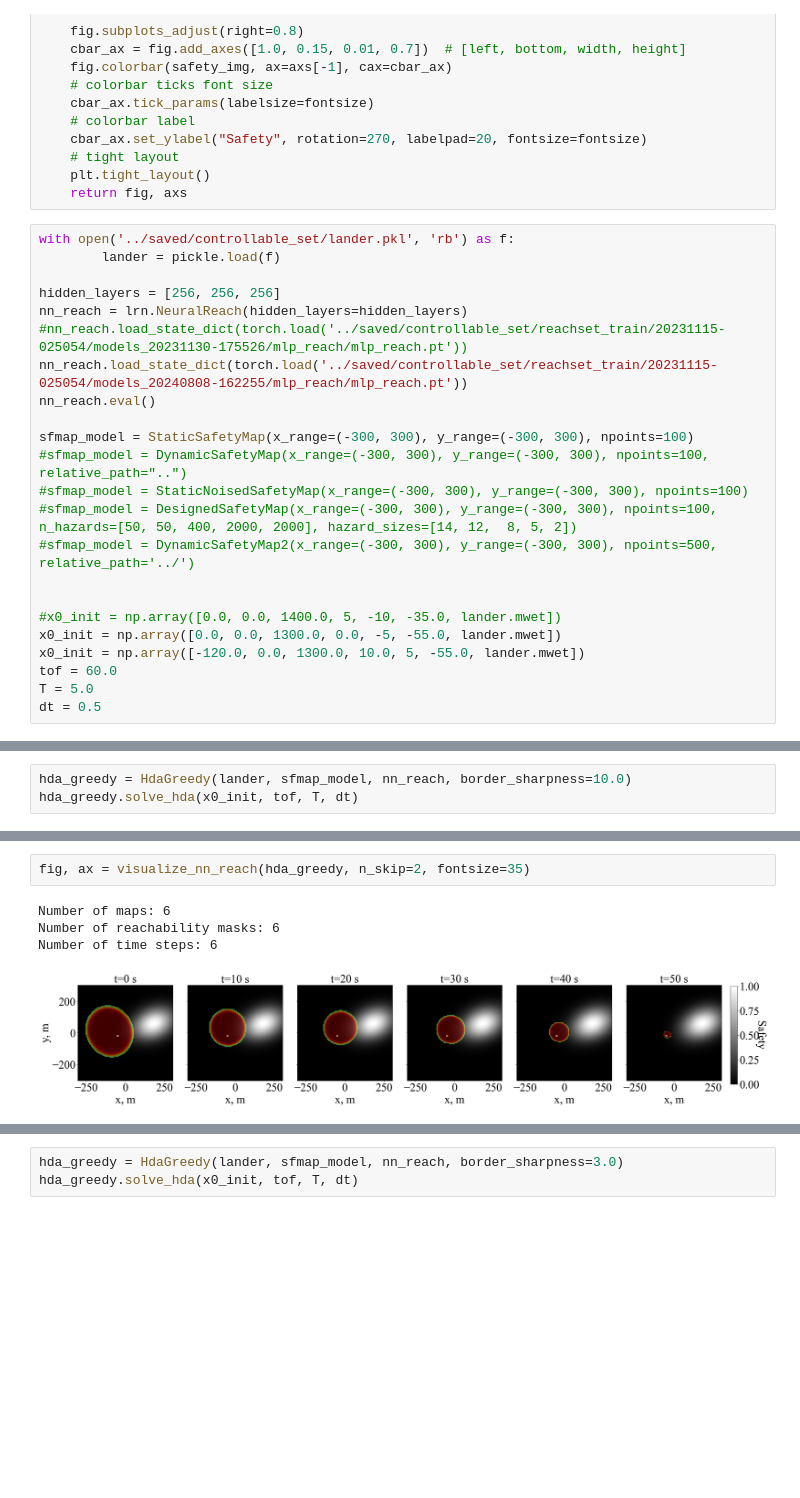
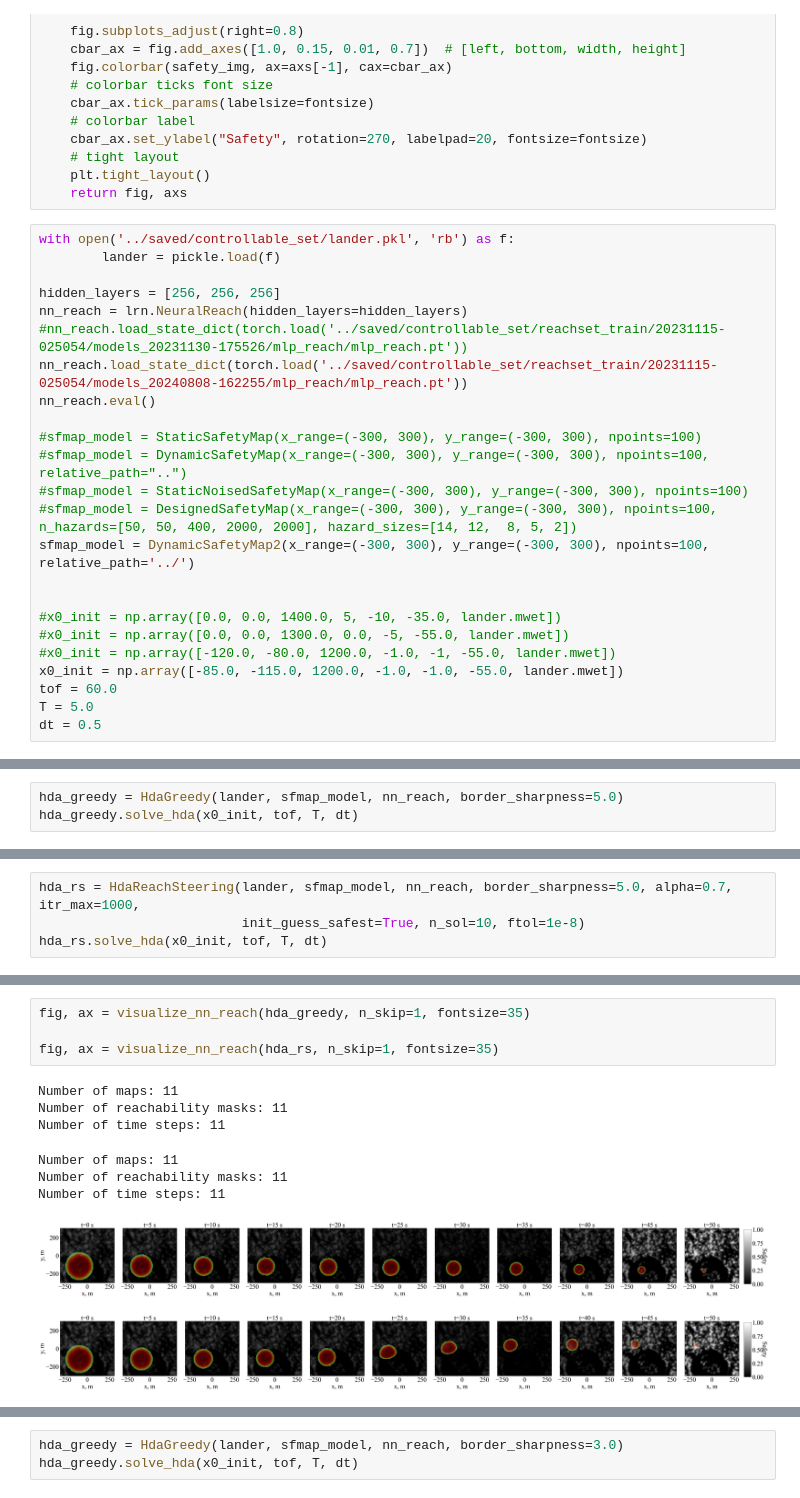
Before and after one commit to kentotomita/learning-hda-reachability, a Jupyter notebook: dev/qualitative_analysis.ipynb, the cells around one changed output, grey strips where cells are left out. Saved outputs shown, nothing was run; the diff lists cells and outputs as text; blank space fills up the shorter version.

```diff
--- a/dev/qualitative_analysis.ipynb
+++ b/dev/qualitative_analysis.ipynb
@@ -112,16 +112,17 @@ nn_reach = lrn.NeuralReach(hidden_layers=hidden_layers)
 nn_reach.load_state_dict(torch.load('../saved/controllable_set/reachset_train/20231115-025054/models_20240808-162255/mlp_reach/mlp_reach.pt'))
 nn_reach.eval()
 
-sfmap_model = StaticSafetyMap(x_range=(-300, 300), y_range=(-300, 300), npoints=100)
+#sfmap_model = StaticSafetyMap(x_range=(-300, 300), y_range=(-300, 300), npoints=100)
 #sfmap_model = DynamicSafetyMap(x_range=(-300, 300), y_range=(-300, 300), npoints=100, relative_path="..")
 #sfmap_model = StaticNoisedSafetyMap(x_range=(-300, 300), y_range=(-300, 300), npoints=100)
 #sfmap_model = DesignedSafetyMap(x_range=(-300, 300), y_range=(-300, 300), npoints=100, n_hazards=[50, 50, 400, 2000, 2000], hazard_sizes=[14, 12,  8, 5, 2])
-#sfmap_model = DynamicSafetyMap2(x_range=(-300, 300), y_range=(-300, 300), npoints=500, relative_path='../')
+sfmap_model = DynamicSafetyMap2(x_range=(-300, 300), y_range=(-300, 300), npoints=100, relative_path='../')
 
 
 #x0_init = np.array([0.0, 0.0, 1400.0, 5, -10, -35.0, lander.mwet])
-x0_init = np.array([0.0, 0.0, 1300.0, 0.0, -5, -55.0, lander.mwet])
-x0_init = np.array([-120.0, 0.0, 1300.0, 10.0, 5, -55.0, lander.mwet])
+#x0_init = np.array([0.0, 0.0, 1300.0, 0.0, -5, -55.0, lander.mwet])
+#x0_init = np.array([-120.0, -80.0, 1200.0, -1.0, -1, -55.0, lander.mwet])
+x0_init = np.array([-85.0, -115.0, 1200.0, -1.0, -1.0, -55.0, lander.mwet])
 tof = 60.0
 T = 5.0
 dt = 0.5
@@ -130,4 +129,4 @@ dt = 0.5
 # %%
-hda_greedy = HdaGreedy(lander, sfmap_model, nn_reach, border_sharpness=10.0)
+hda_greedy = HdaGreedy(lander, sfmap_model, nn_reach, border_sharpness=5.0)
 hda_greedy.solve_hda(x0_init, tof, T, dt)
 # %% [output]
@@ -150,0 +159,4 @@ Greedy HDA optimized single leg: 0.40140748023986816 sec
+# %%
+hda_rs = HdaReachSteering(lander, sfmap_model, nn_reach, border_sharpness=5.0, alpha=0.7, itr_max=1000,
+                          init_guess_safest=True, n_sol=10, ftol=1e-8)
+hda_rs.solve_hda(x0_init, tof, T, dt)
@@ -151,7 +190,13 @@ Greedy HDA optimized single leg: 0.40140748023986816 sec
 # %%
-fig, ax = visualize_nn_reach(hda_greedy, n_skip=2, fontsize=35)
+fig, ax = visualize_nn_reach(hda_greedy, n_skip=1, fontsize=35)
+
+fig, ax = visualize_nn_reach(hda_rs, n_skip=1, fontsize=35)
 # %% [output]
-Number of maps: 6
-Number of reachability masks: 6
-Number of time steps: 6
+Number of maps: 11
+Number of reachability masks: 11
+Number of time steps: 11
+Number of maps: 11
+Number of reachability masks: 11
+Number of time steps: 11
-[figure, old version]
+[figure, new version]
+[figure, added]
```
Also changed, not shown: parts of 15 cells of this notebook, 4 other files.
